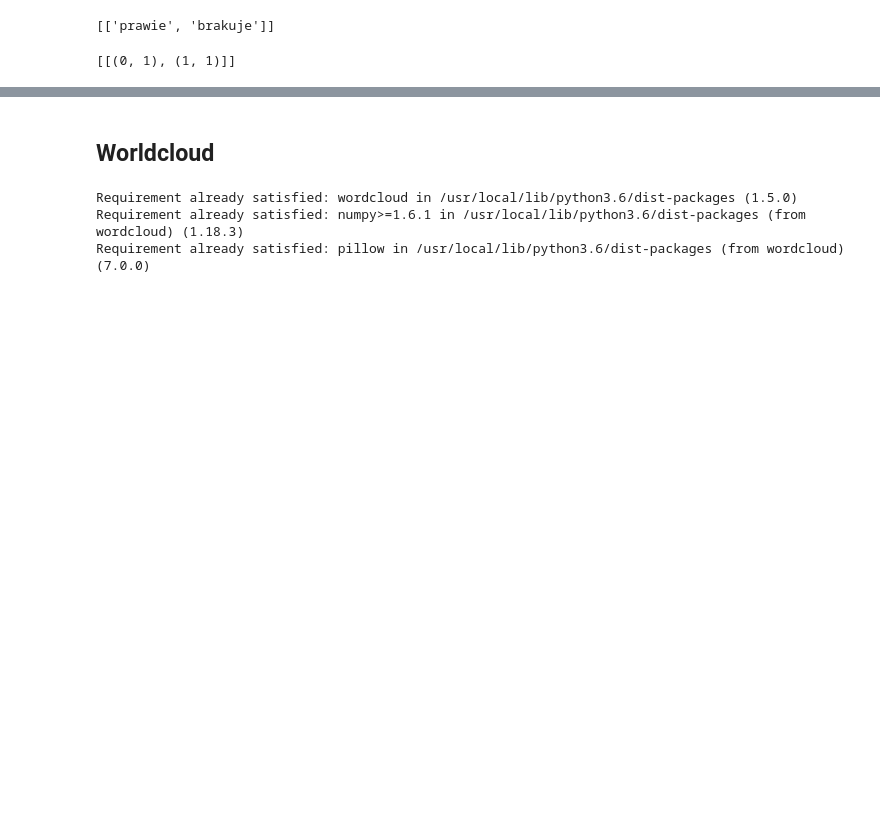
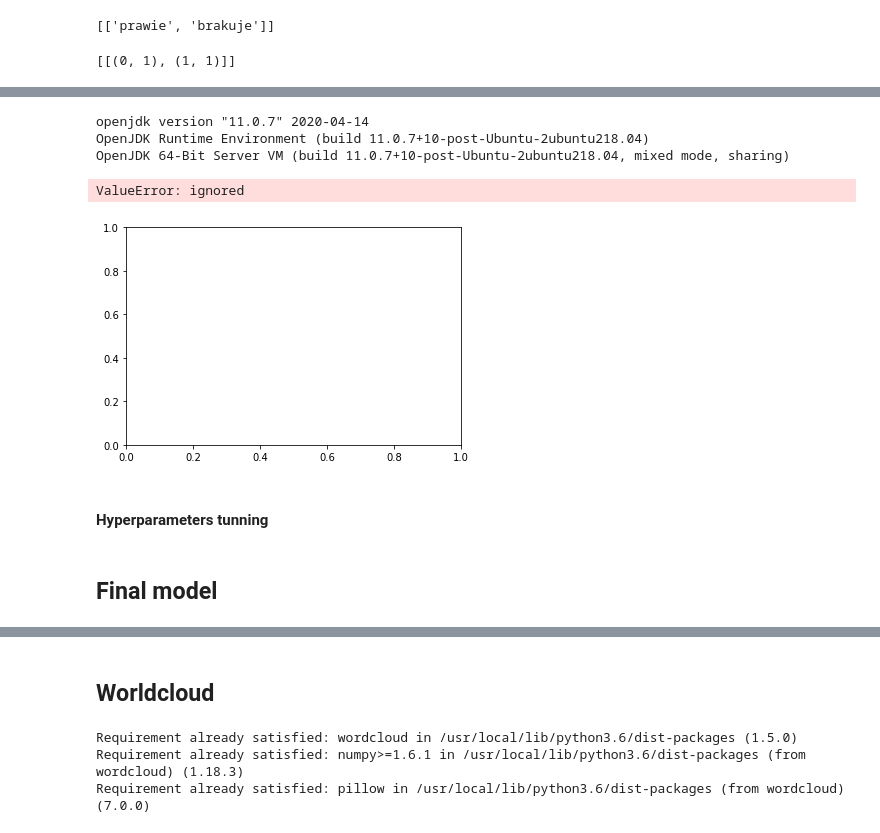
Before and after one commit to veliona/music-streaming-platforms-NLP, a Jupyter notebook: Spotify_topic_modeling.ipynb, the cells around one changed output, grey strips where cells are left out. Drawn from its saved outputs; the diff is of its cells as text; code cells hidden in the pictures; blank space fills up the shorter version.

Commit message:
Add optimal number of topics

```diff
--- a/Spotify_topic_modeling.ipynb
+++ b/Spotify_topic_modeling.ipynb
@@ -534,0 +607,11 @@ doc_lda = lda_model[corpus]
+# %%
+import os       #importing os to set environment variable
+def install_java():
+  !apt-get install -y openjdk-8-jdk-headless -qq > /dev/null      #install openjdk
+  os.environ["JAVA_HOME"] = "/usr/lib/jvm/java-8-openjdk-amd64"     #set environment variable
+  !java -version       #check java version
+install_java()
+# %% [output]
+openjdk version "11.0.7" 2020-04-14
+OpenJDK Runtime Environment (build 11.0.7+10-post-Ubuntu-2ubuntu218.04)
+OpenJDK 64-Bit Server VM (build 11.0.7+10-post-Ubuntu-2ubuntu218.04, mixed mode, sharing)
@@ -534,0 +621,46 @@ doc_lda = lda_model[corpus]
+# %%
+os.environ['MALLET_HOME'] = '/content/mallet-2.0.8'
+mallet_path = '/content/mallet-2.0.8/bin/mallet' # you should NOT need to change this
+# corpus_path = 'transcripts' # you need to change this path to the directory containing your corpus of .txt files
+# %%
+def compute_coherence_values(dictionary, corpus, texts, limit, start=2, step=3):
+    """
+    Compute c_v coherence for various number of topics
+
+    Parameters:
+    ----------
+    dictionary : Gensim dictionary
+    corpus : Gensim corpus
+    texts : List of input texts
+    limit : Max num of topics
+
+    Returns:
+    -------
+    model_list : List of LDA topic models
+    coherence_values : Coherence values corresponding to the LDA model with respective number of topics
+    """
+    coherence_values = []
+    model_list = []
+    for num_topics in range(start, limit, step):
+        model = gensim.models.wrappers.LdaMallet(mallet_path, corpus=corpus, num_topics=num_topics, id2word=id2word)
+        model_list.append(model)
+        coherencemodel = CoherenceModel(model=model, texts=texts, dictionary=dictionary, coherence='c_v')
+        coherence_values.append(coherencemodel.get_coherence())
+
+    return model_list, coherence_values
+# %%
+model_list, coherence_values = compute_coherence_values(dictionary=id2word, corpus=corpus, texts=data_lemmatized, start=2, limit=20, step=6)
+# %%
+# Show graph
+limit=40; start=2; step=6;
+x = range(start, limit, step)
+plt.plot(x, coherence_values)
+plt.xlabel("Num Topics")
+plt.ylabel("Coherence score")
+plt.legend(("coherence_values"), loc='best')
+plt.show()
+# %% [output]
+ValueError: ignored
+[figure, added]
+# %% [markdown]
+#### Hyperparameters tunning
@@ -534,0 +738,2 @@ doc_lda = lda_model[corpus]
+# %% [markdown]
+## Final model
```
Also changed, not shown: parts of 18 cells of this notebook.
